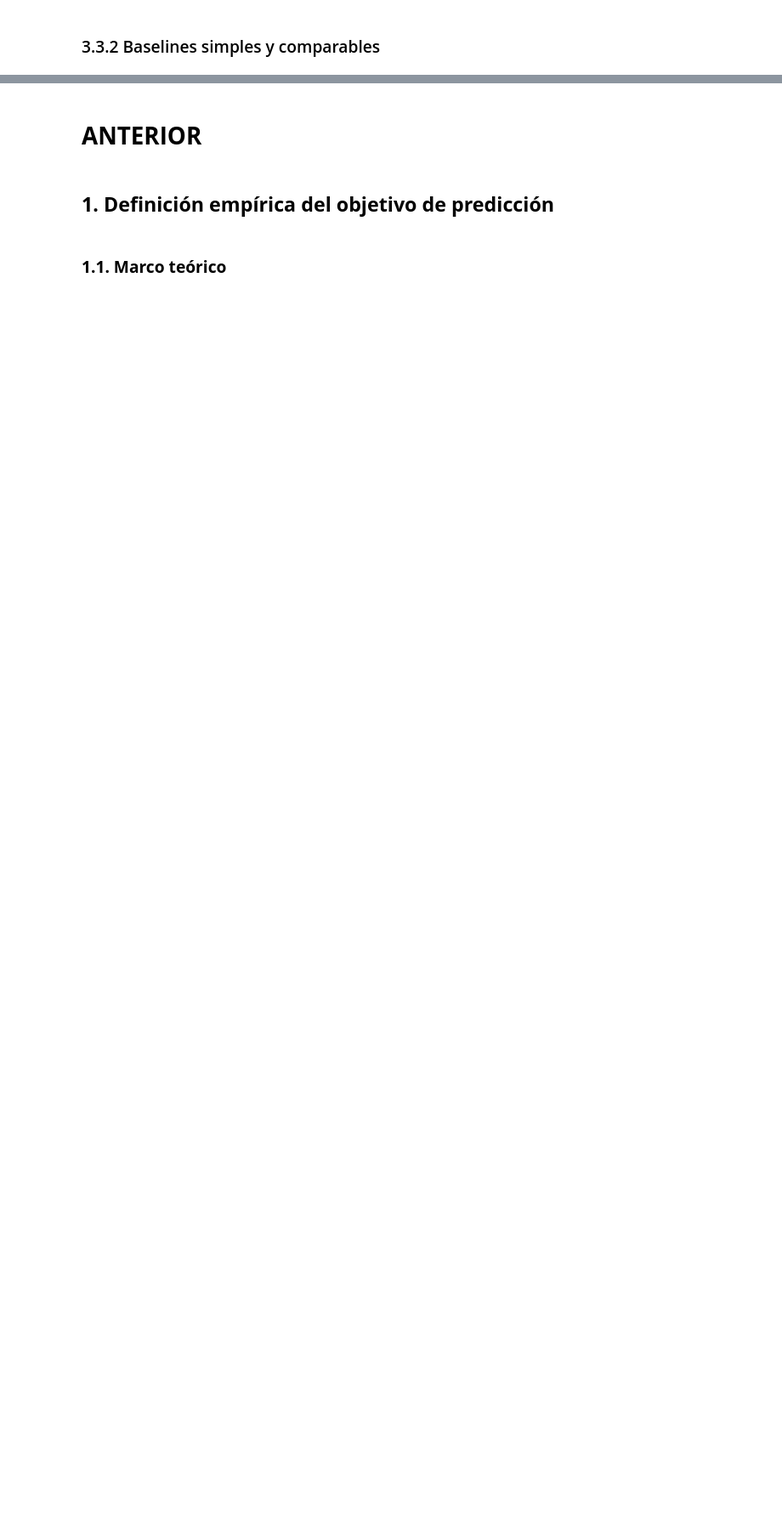
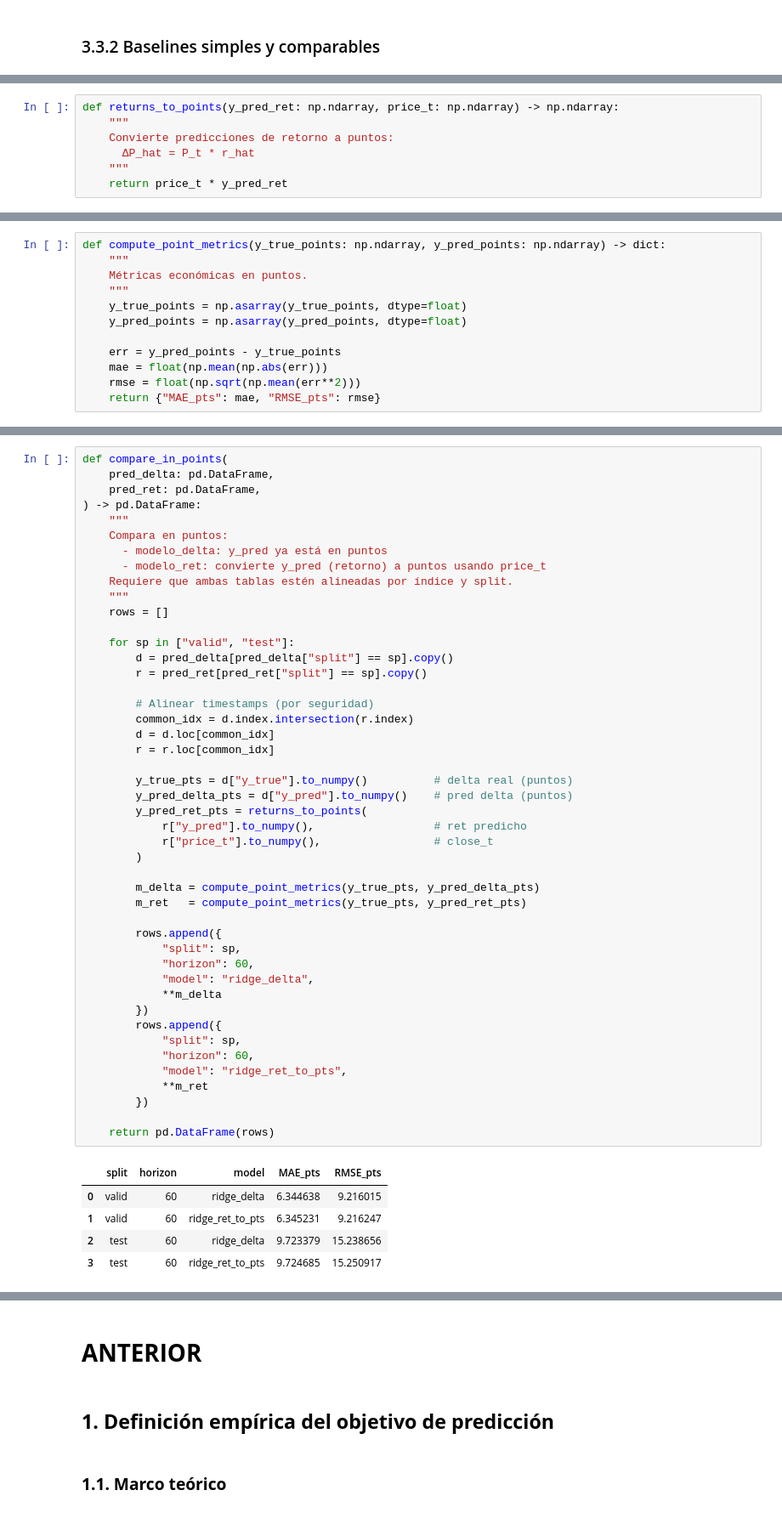
Before and after one commit to GUNAPILLCO/neural_profit, a Jupyter notebook: notebooks/stage_03_target_definition/stage_03a_target_investigation.ipynb, the cells around one changed output, grey strips where cells are left out. Shown at 85% size. Drawn from its saved outputs; the diff is of its cells as text; blank space fills up the shorter version.

Commit message:
Completo hasta el punto 4.

```diff
--- a/notebooks/stage_03_target_definition/stage_03a_target_investigation.ipynb
+++ b/notebooks/stage_03_target_definition/stage_03a_target_investigation.ipynb
@@ -1845,0 +2531,7 @@ Esto no decide el target, solo confirma si hay estructura temporal mínima.
+# %%
+def returns_to_points(y_pred_ret: np.ndarray, price_t: np.ndarray) -> np.ndarray:
+    """
+    Convierte predicciones de retorno a puntos:
+      ΔP_hat = P_t * r_hat
+    """
+    return price_t * y_pred_ret
@@ -1845,0 +2540,12 @@ Esto no decide el target, solo confirma si hay estructura temporal mínima.
+# %%
+def compute_point_metrics(y_true_points: np.ndarray, y_pred_points: np.ndarray) -> dict:
+    """
+    Métricas económicas en puntos.
+    """
+    y_true_points = np.asarray(y_true_points, dtype=float)
+    y_pred_points = np.asarray(y_pred_points, dtype=float)
+
+    err = y_pred_points - y_true_points
+    mae = float(np.mean(np.abs(err)))
+    rmse = float(np.sqrt(np.mean(err**2)))
+    return {"MAE_pts": mae, "RMSE_pts": rmse}
@@ -1845,0 +2647,52 @@ Esto no decide el target, solo confirma si hay estructura temporal mínima.
+# %%
+def compare_in_points(
+    pred_delta: pd.DataFrame,
+    pred_ret: pd.DataFrame,
+) -> pd.DataFrame:
+    """
+    Compara en puntos:
+      - modelo_delta: y_pred ya está en puntos
+      - modelo_ret: convierte y_pred (retorno) a puntos usando price_t
+    Requiere que ambas tablas estén alineadas por índice y split.
+    """
+    rows = []
+
+    for sp in ["valid", "test"]:
+        d = pred_delta[pred_delta["split"] == sp].copy()
+        r = pred_ret[pred_ret["split"] == sp].copy()
+
+        # Alinear timestamps (por seguridad)
+        common_idx = d.index.intersection(r.index)
+        d = d.loc[common_idx]
+        r = r.loc[common_idx]
+
+        y_true_pts = d["y_true"].to_numpy()          # delta real (puntos)
+        y_pred_delta_pts = d["y_pred"].to_numpy()    # pred delta (puntos)
+        y_pred_ret_pts = returns_to_points(
+            r["y_pred"].to_numpy(),                  # ret predicho
+            r["price_t"].to_numpy(),                 # close_t
+        )
+
+        m_delta = compute_point_metrics(y_true_pts, y_pred_delta_pts)
+        m_ret   = compute_point_metrics(y_true_pts, y_pred_ret_pts)
+
+        rows.append({
+            "split": sp,
+            "horizon": 60,
+            "model": "ridge_delta",
+            **m_delta
+        })
+        rows.append({
+            "split": sp,
+            "horizon": 60,
+            "model": "ridge_ret_to_pts",
+            **m_ret
+        })
+
+    return pd.DataFrame(rows)
+# %% [output]
+|  | split | horizon | model | MAE_pts | RMSE_pts |
+| 0 | valid | 60 | ridge_delta | 6.344638 | 9.216015 |
+| 1 | valid | 60 | ridge_ret_to_pts | 6.345231 | 9.216247 |
+| 2 | test | 60 | ridge_delta | 9.723379 | 15.238656 |
+| 3 | test | 60 | ridge_ret_to_pts | 9.724685 | 15.250917 |
```
Also changed, not shown: parts of 71 cells of this notebook.
